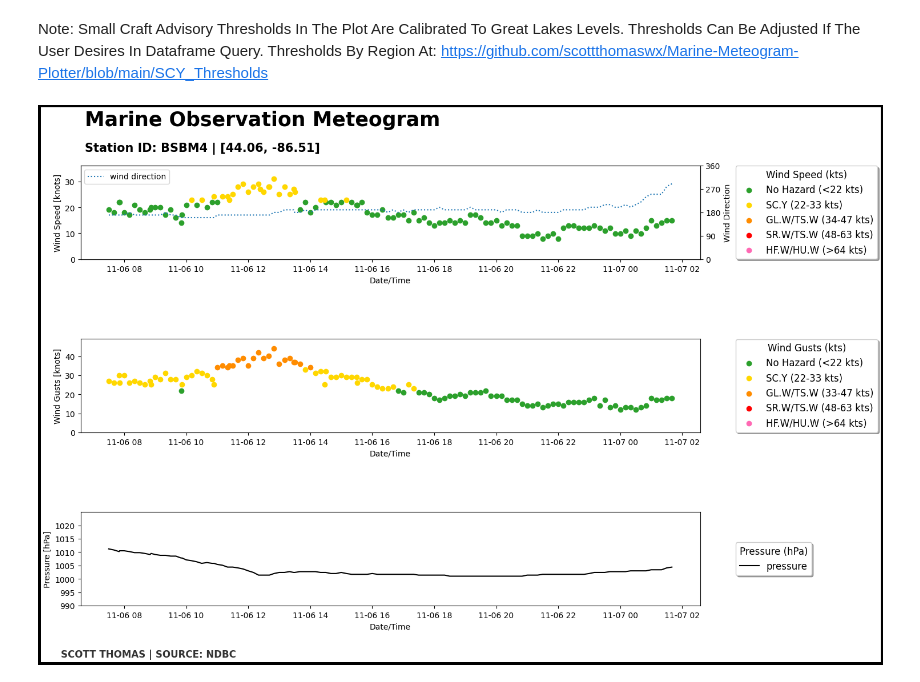
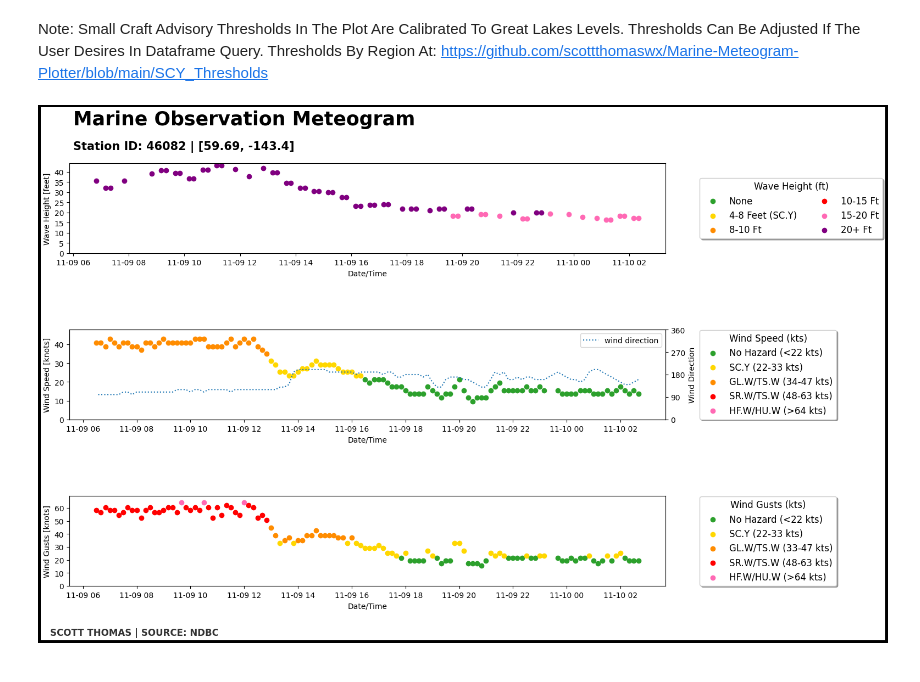
Before and after one commit to scottthomaswx/Marine-Meteogram-Plotter, a Jupyter notebook: MarineObs.ipynb, the cells around one changed output. Drawn from its saved outputs; the diff is of its cells as text; code cells hidden in the pictures.

```diff
--- a/MarineObs.ipynb
+++ b/MarineObs.ipynb
@@ -23,7 +23,7 @@ Note: Small Craft Advisory Thresholds In The Plot Are Calibrated To Great Lakes
 # @markdown ## Enter A Station ID
 # @markdown ### Find stations at: https://www.ndbc.noaa.gov/
 
-station = 'bsbm4' #@param {type:"string"}
+station = '46082' #@param {type:"string"}
 station= station.upper()
 # @markdown ## How Many Data Points From Present Do You Want?
 
@@ -36,10 +36,10 @@ Number_Of_Data_Points = '120' #@param {type:"string"}
 
 #User Selects What Obs They Want To Plot
 
-Wave_Heigt = False # @param {type:"boolean"}
+Wave_Heigt = True # @param {type:"boolean"}
 Wind_Speed = True # @param {type:"boolean"}
 Wind_Gusts = True # @param {type:"boolean"}
-Pressure_Trace = True # @param {type:"boolean"}
+Pressure_Trace = False # @param {type:"boolean"}
 Air_Water_Temp = False # @param {type:"boolean"}
 
 
@@ -124,10 +124,10 @@ for t in df['time']:
     elif df['wind_speed_kts'][i] > 34 and df['wind_speed_kts'][i] <= 48:
         GLWSus_Time.append(df.time[i])
         GLWSus_Spd.append(df.wind_speed_kts[i])
-    elif df['wind_speed_kts'][i] > 48 and df['wind_speed_kts'][i] <= 65:
+    elif df['wind_speed_kts'][i] > 48 and df['wind_speed_kts'][i] <= 64:
         SRWSus_Time.append(df.time[i])
         SRWSus_Spd.append(df.wind_speed_kts[i])
-    elif df['wind_speed_kts'][i] > 65:
+    elif df['wind_speed_kts'][i] > 64:
         HRWSus_Time.append(df.time[i])
         HRWSus_Spd.append(df.wind_speed_kts[i])
     #GUST CHECK
@@ -140,10 +140,10 @@ for t in df['time']:
     elif df['wind_gust_kts'][i] > 34 and df['wind_gust_kts'][i] <= 48:
         GLWGus_Time.append(df.time[i])
         GLWGus_Spd.append(df.wind_gust_kts[i])
-    elif df['wind_gust_kts'][i] > 48 and df['wind_gust_kts'][i] <= 65:
+    elif df['wind_gust_kts'][i] > 48 and df['wind_gust_kts'][i] <= 64:
         SRWGus_Time.append(df.time[i])
         SRWGus_Spd.append(df.wind_gust_kts[i])
-    elif df['wind_gust_kts'][i] > 65:
+    elif df['wind_gust_kts'][i] > 64:
         HRWGus_Time.append(df.time[i])
         HRWGus_Spd.append(df.wind_gust_kts[i])
     i+=1
@@ -309,31 +309,31 @@ if Air_Water_Temp == True:
     ax5.set_xlabel('Date/Time')
     ax5.legend(loc = 'upper left')
     box5 = ax5.get_position()
     ax5.set_position([box5.x0, box5.y0, box5.width * 0.8, box5.height])
     ax5.legend(loc='center left', bbox_to_anchor=(1.05, 0.5),
           ncol=1, fancybox=True, shadow=True, title_fontsize = 12,
           fontsize = 12, title='Temperature (°F)')
   else:
     ax5 = plt.subplot(len(plots_to_plot), 1, (plots_to_plot.index('temp')+1))
     maxtemp = df['air_temp_degf'].max()
     mintemp = df['air_temp_degf'].min()
     ax5.set_ylim(round_down_nearest(mintemp), round_up_nearest(maxtemp))
     ax5.set_yticks(np.arange(round_down_nearest(mintemp),round_up_nearest(maxtemp)+1,5))
     ax5.plot(df['time'], df['air_temp_degf'], color='tab:red', label = 'air temp')
     ax5.set_ylabel('Temperature [degF]')
     ax5.set_xlabel('Date/Time')
     ax5.legend(loc = 'upper left')
     box5 = ax5.get_position()
     ax5.set_position([box5.x0, box5.y0, box5.width * 0.8, box5.height])
     ax5.legend(loc='center left', bbox_to_anchor=(1.05, 0.5),
           ncol=1, fancybox=True, shadow=True, title_fontsize = 12,
           fontsize = 12, title='Temperature (°F)')
 
 #Plot Settings
 plt.subplots_adjust(hspace=0.85)
 plt.subplots_adjust(wspace=0.25)
 plt.figtext(0.1, 0.02, f'SCOTT THOMAS | SOURCE: NDBC', weight='bold', color='black', fontsize=12, ha='left', alpha=0.8)
 plt.savefig(str(station)+'_full_marineobs.png', bbox_inches='tight')
 plt.show()
 # %% [output]
-[figure, old version]
+[figure, new version]
```
Also changed, not shown: parts of 1 cell of this notebook.
